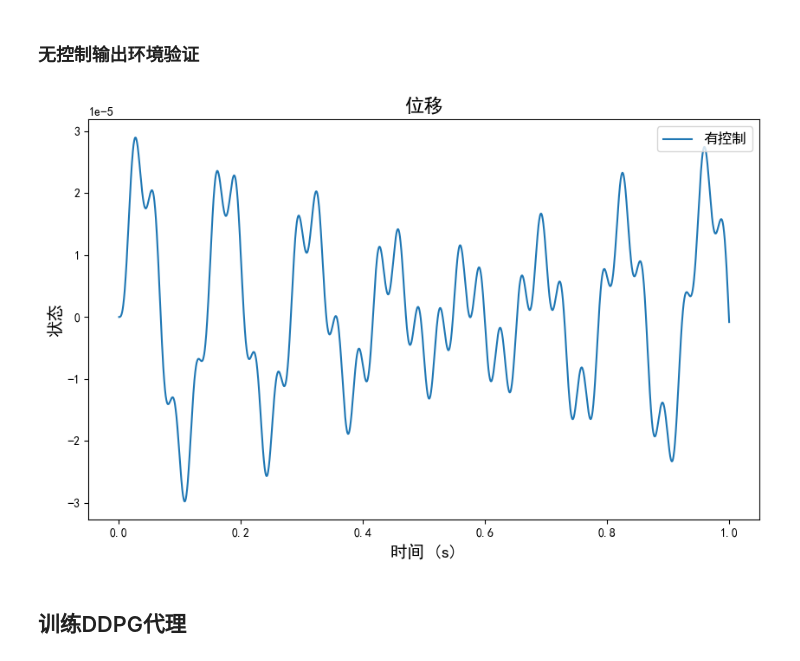
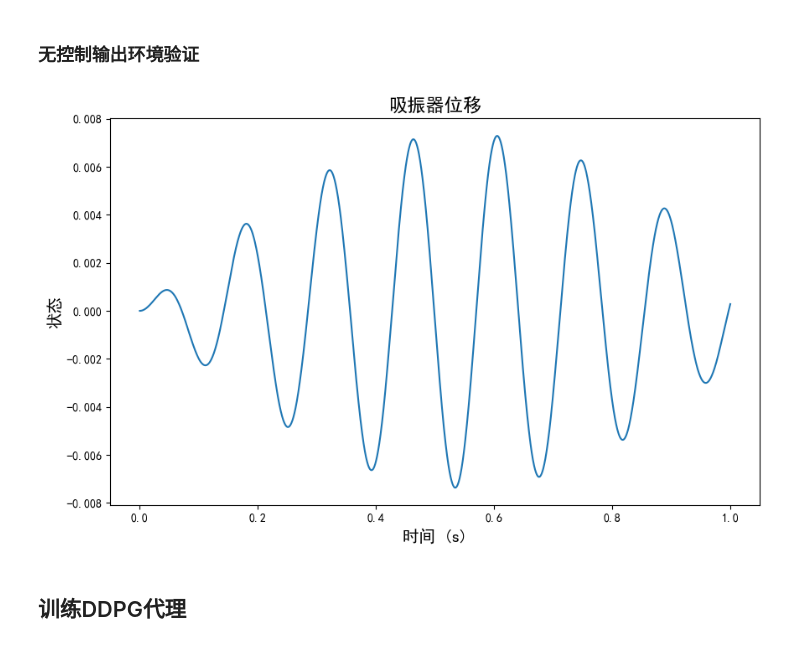
Before and after one commit to CodeZeng0214/DySysIdCtrl, a Jupyter notebook: 电磁式阻尼器深度强化学习/DDPG_control.ipynb, the cells around one changed output. Drawn from its saved outputs; the diff is of its cells as text; code cells hidden in the pictures.

```diff
--- a/电磁式阻尼器深度强化学习/DDPG_control.ipynb
+++ b/电磁式阻尼器深度强化学习/DDPG_control.ipynb
@@ -87,15 +87,16 @@ logging.info("使用设备: %s", device)
 T = 5
 Ts = 0.002
 tolerance = 1e-5 # 误差容忍度
+all_state0 = np.array([0.0, 0.0, 0.0, 0.001, 0.0, 0.0]) # 初始状态
 # DDPG智能体设置
 hidden_dim=64 # 隐藏层维度
 action_bound=5.0 # 动作范围
-actor_lr=1e-4 # Actor学习率
+actor_lr=5e-4 # Actor学习率
 critic_lr=1e-3 # Critic学习率
 gamma=0.98 # 折扣因子
 tau=5e-3 # 软更新参数
-sigma=0.02 # 初始噪声标准差
-clip_grad=True # 是否裁剪梯度
+sigma=0.1 # 初始噪声标准差
+clip_grad=False # 是否裁剪梯度
 # 经验池设置
 capacity= int(1e6) # 经验池容量
 batch_size=64 # 批量大小
@@ -112,7 +113,7 @@ save_interval = 5 # 保存间隔
 # 系统参数（来自MATLAB文件）
 m = 1.6    # 电磁吸振器质量
 M = 100.0  # 待减振对象质量
-k_m = 3000.0  # 电磁吸振器刚度
+k_m = 3000  # 电磁吸振器刚度
 k_M = 200000.0  # 平台刚度
 k_f = 45.0  # 电—力常数 N/A
 k_E = 0.0  # 作动器反电动势系数
@@ -136,7 +137,7 @@ C = np.array([
     [k_m/M,  c_m/M,     -(k_m+k_M)/M, -(c_m+c_M)/M]
 ])
 
-D = np.zeros((2, 1))
+D = np.array([[+k_f/m], [-k_f/M]])
 
 E = np.array([
     [0.0, 0.0, 0.0, c_M/M],
@@ -145,24 +146,44 @@ E = np.array([
 # %% [markdown]
 ### 无控制输出环境验证
 # %%
-rl_env = ElectromagneticDamperEnv(A, B, C, D, E, Ts=0.0001, T=1)
+rl_env = ElectromagneticDamperEnv(A, B, C, D, E, Ts=0.0001, T=1, all_state0=all_state0)
 
 # 定义正弦扰动函数用于测试
 def sine_disturbance(amp, freq):
     """正弦扰动函数"""
     def func(t):
-        return amp * np.sin(2 * np.pi * freq * t)
+        return amp * np.sin(freq * t)
     return func
+z_func=sine_disturbance(0.0001, 30)
+def zero_func(t):
+    """零扰动函数"""
+    return 0.0
+z_func = zero_func
 
-from rewardfx import tolerance_liner_rf, tolerance_exp_rf
-rl_env.set_reward_function(tolerance_exp_rf(tolerance=tolerance))
+from rewardfx import tolerance_liner_rf, tolerance_exp_rf, better_reward_function
+r_func = better_reward_function
+rl_env.set_reward_function(r_func)
 
 # 运行无控制的仿真
-results_no_control = rl_env.run_simulation(z_func=sine_disturbance(0.0001, 30))
+results_no_control = rl_env.run_simulation(z_func=z_func)
 
+plot_data(plot_title=f"吸振器位移",
+        xlabel="时间 (s)",
+        ylabel="状态",
+        x_values=results_no_control['times'],
+        data_sets=[results_no_control['all_states'][:, 0]],
+        save_path=save_plot_path
+        )
+plot_data(plot_title=f"平台加速度",
+        xlabel="时间 (s)",
+        ylabel="状态",
+        x_values=results_no_control['times'],
+        data_sets=[results_no_control['all_states'][:, 5]],
+        save_path=save_plot_path
+        )
 plot_test_data(save_plot_path=save_plot_path, data = results_no_control)
 # %% [output]
-[figure, old version]
+[figure, new version]
 # %% [markdown]
 ## 训练DDPG代理
 # %% [markdown]
```
Also changed, not shown: parts of 7 cells of this notebook, 8 other files.
